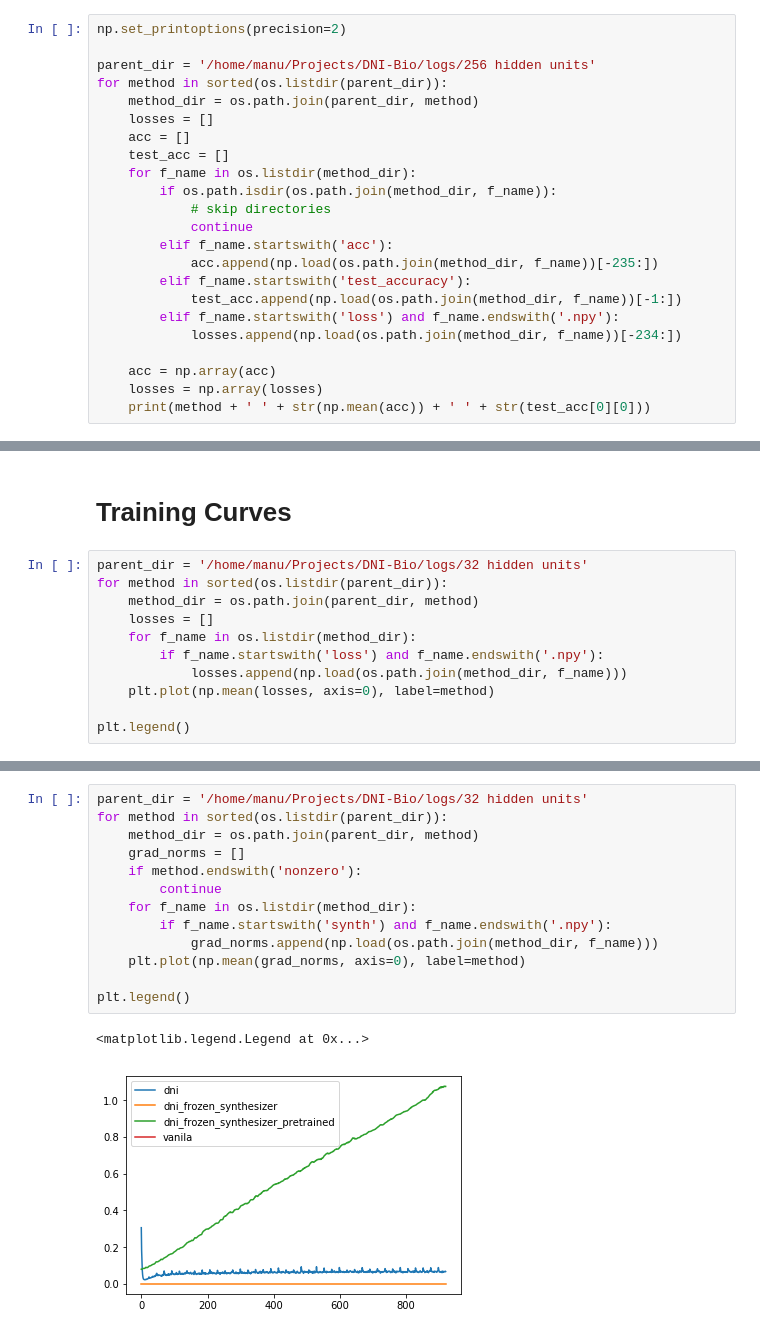
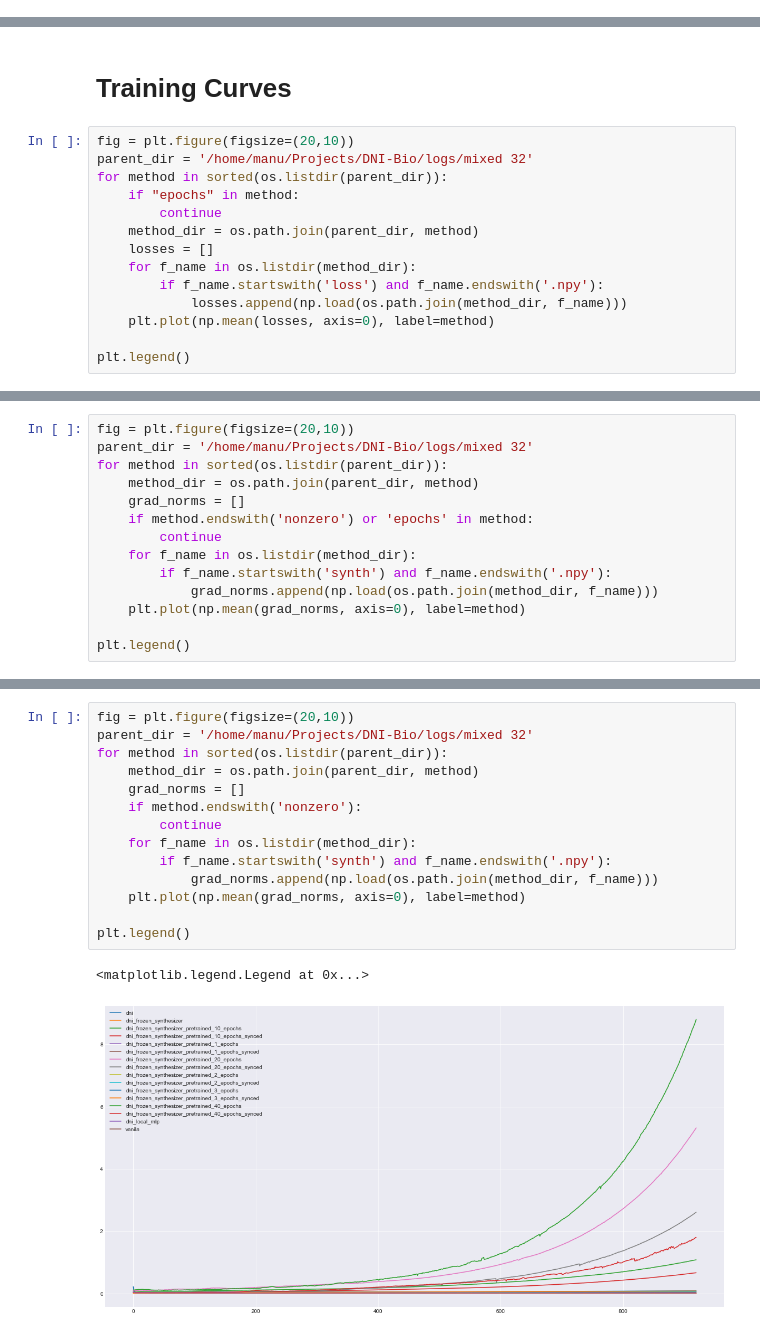
Before and after one commit to mshalvagal/localized-dni, a Jupyter notebook: notebooks/Results.ipynb, the cells around one changed output, grey strips where cells are left out. Saved outputs shown, nothing was run; the diff lists cells and outputs as text.

```diff
--- a/notebooks/Results.ipynb
+++ b/notebooks/Results.ipynb
@@ -100,23 +57,0 @@ vanila 94.1832890070922 94.80999999999999
-# %%
-np.set_printoptions(precision=2)
-
-parent_dir = '/home/manu/Projects/DNI-Bio/logs/256 hidden units'
-for method in sorted(os.listdir(parent_dir)):
-    method_dir = os.path.join(parent_dir, method)
-    losses = []
-    acc = []
-    test_acc = []
-    for f_name in os.listdir(method_dir):
-        if os.path.isdir(os.path.join(method_dir, f_name)):
-            # skip directories
-            continue
-        elif f_name.startswith('acc'):
-            acc.append(np.load(os.path.join(method_dir, f_name))[-235:])
-        elif f_name.startswith('test_accuracy'):
-            test_acc.append(np.load(os.path.join(method_dir, f_name))[-1:])
-        elif f_name.startswith('loss') and f_name.endswith('.npy'):
-            losses.append(np.load(os.path.join(method_dir, f_name))[-234:])
-
-    acc = np.array(acc)
-    losses = np.array(losses)
-    print(method + ' ' + str(np.mean(acc)) + ' ' + str(test_acc[0][0]))
@@ -129,8 +81,11 @@ vanila 99.9290780141844 98.64999999999998
 # %% [markdown]
 # Training Curves
 # %%
-parent_dir = '/home/manu/Projects/DNI-Bio/logs/32 hidden units'
+fig = plt.figure(figsize=(20,10))
+parent_dir = '/home/manu/Projects/DNI-Bio/logs/mixed 32'
 for method in sorted(os.listdir(parent_dir)):
+    if "epochs" in method:
+        continue
     method_dir = os.path.join(parent_dir, method)
     losses = []
     for f_name in os.listdir(method_dir):
@@ -144,0 +100,14 @@ plt.legend()
+# %%
+fig = plt.figure(figsize=(20,10))
+parent_dir = '/home/manu/Projects/DNI-Bio/logs/mixed 32'
+for method in sorted(os.listdir(parent_dir)):
+    method_dir = os.path.join(parent_dir, method)
+    grad_norms = []
+    if method.endswith('nonzero') or 'epochs' in method:
+        continue
+    for f_name in os.listdir(method_dir):
+        if f_name.startswith('synth') and f_name.endswith('.npy'):
+            grad_norms.append(np.load(os.path.join(method_dir, f_name)))
+    plt.plot(np.mean(grad_norms, axis=0), label=method)
+
+plt.legend()
@@ -145,17 +117,18 @@ plt.legend()
 # %%
-parent_dir = '/home/manu/Projects/DNI-Bio/logs/32 hidden units'
+fig = plt.figure(figsize=(20,10))
+parent_dir = '/home/manu/Projects/DNI-Bio/logs/mixed 32'
 for method in sorted(os.listdir(parent_dir)):
     method_dir = os.path.join(parent_dir, method)
     grad_norms = []
     if method.endswith('nonzero'):
         continue
     for f_name in os.listdir(method_dir):
         if f_name.startswith('synth') and f_name.endswith('.npy'):
             grad_norms.append(np.load(os.path.join(method_dir, f_name)))
     plt.plot(np.mean(grad_norms, axis=0), label=method)
 
 plt.legend()
 # %% [output]
 <matplotlib.legend.Legend at 0x...>
-[figure, old version]
+[figure, new version]
 # %%
```
Also changed, not shown: parts of 14 cells of this notebook, 21 other files.
